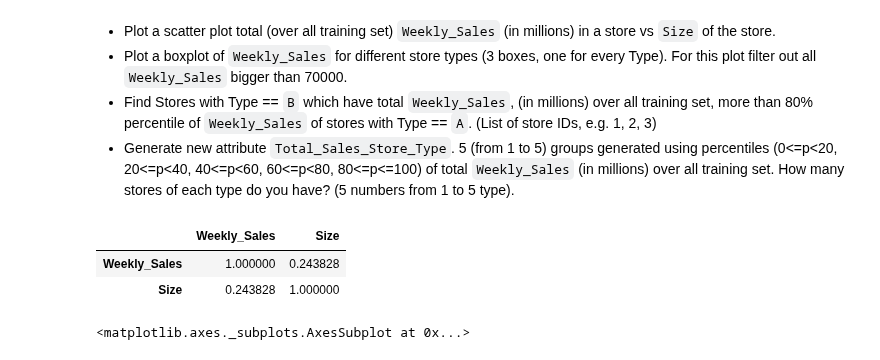
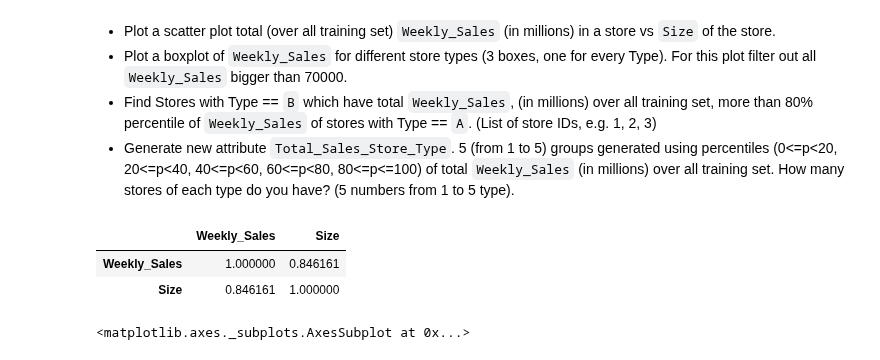
Before and after one commit to demidafonichev/hse-data-science-in-business-2020, a Jupyter notebook: HW3/HW3.ipynb, the cells around one changed output. Saved outputs shown, nothing was run; the diff lists cells and outputs as text; code cells hidden in the pictures.

```diff
--- a/HW3/HW3.ipynb
+++ b/HW3/HW3.ipynb
@@ -192,11 +192,11 @@ Department type 3: 4
 - Find Stores with Type == `B` which have total `Weekly_Sales`, (in millions) over all training set, more than 80% percentile of `Weekly_Sales` of stores with Type == `A`. (List of store IDs, e.g. 1, 2, 3)
 - Generate new attribute `Total_Sales_Store_Type`. 5 (from 1 to 5) groups generated using percentiles (0<=p<20, 20<=p<40, 40<=p<60, 60<=p<80, 80<=p<=100) of total `Weekly_Sales` (in millions) over all training set. How many stores of each type do you have? (5 numbers from 1 to 5 type).
 # %%
-df[['Weekly_Sales', 'Size']].corr()
+df.groupby(['Store', 'Size']).sum().reset_index()[['Weekly_Sales', 'Size']].corr()
 # %% [output]
 |  | Weekly_Sales | Size |
-| Weekly_Sales | 1.000000 | 0.243828 |
-| Size | 0.243828 | 1.000000 |
+| Weekly_Sales | 1.000000 | 0.846161 |
+| Size | 0.846161 | 1.000000 |
 # %%
 sns.scatterplot(x='Size', y='Weekly_Sales', data=df)
 # %% [output]
```
